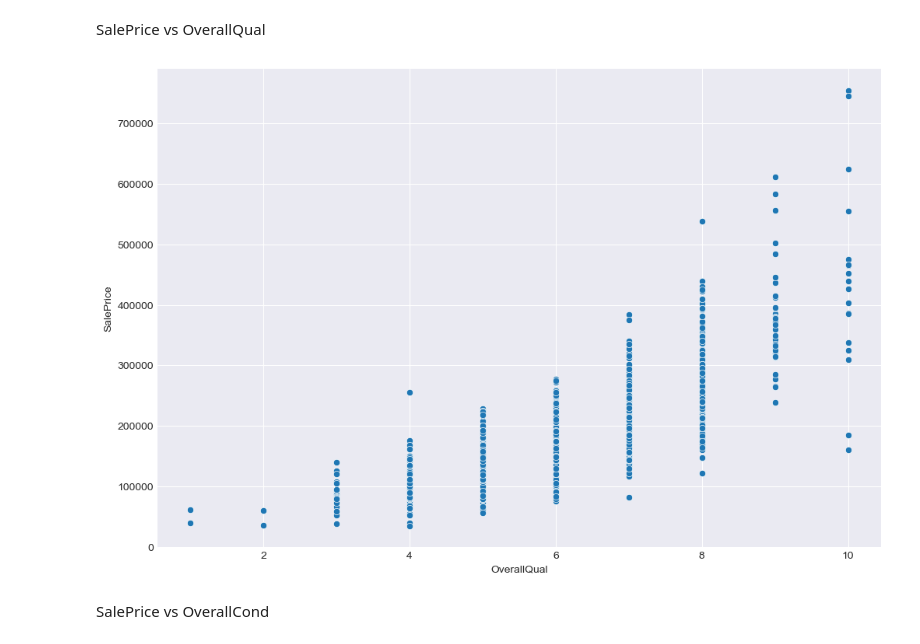
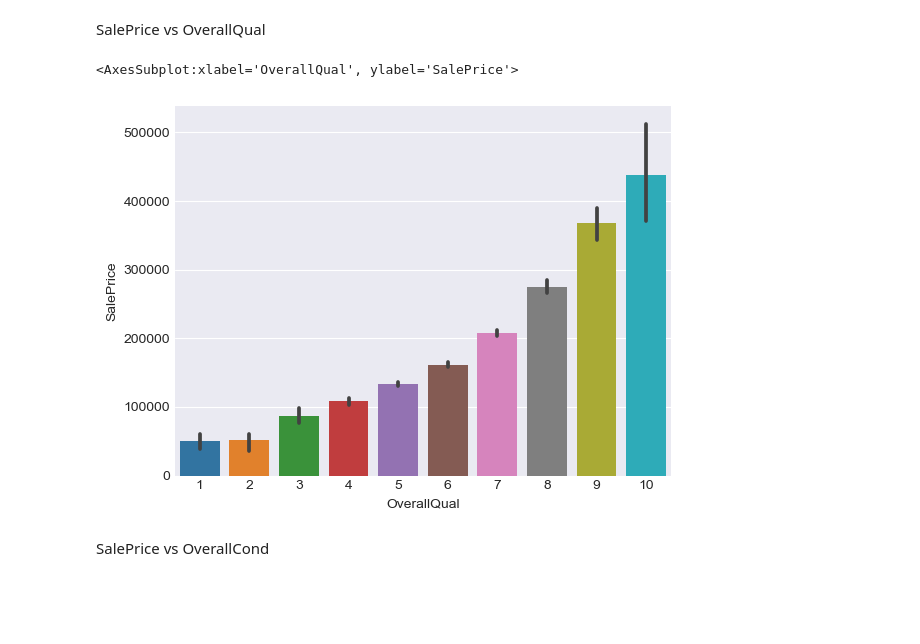
Before and after one commit to WalidKW/House-Prices, a Jupyter notebook: House_Prices_EDA.ipynb, the cells around one changed output. Saved outputs shown, nothing was run; the diff lists cells and outputs as text; code cells hidden in the pictures; blank space fills up the shorter version.

```diff
--- a/House_Prices_EDA.ipynb
+++ b/House_Prices_EDA.ipynb
@@ -201,9 +221,11 @@ sns.distplot(train['SalePrice']);
 [figure]
 # %% [markdown]
 SalePrice vs OverallQual
-# %%
-customized_scatterplot(train.SalePrice, train.OverallQual)
-# %% [output]
-[figure, removed]
+# %%
+# Sale Price vs Rates the overall material and finish of the house
+sns.barplot(train.OverallQual, train.SalePrice)
+# %% [output]
+<AxesSubplot:xlabel='OverallQual', ylabel='SalePrice'>
+[figure, added]
 # %% [markdown]
 SalePrice vs OverallCond
```
Also changed, not shown: parts of 24 cells of this notebook.
